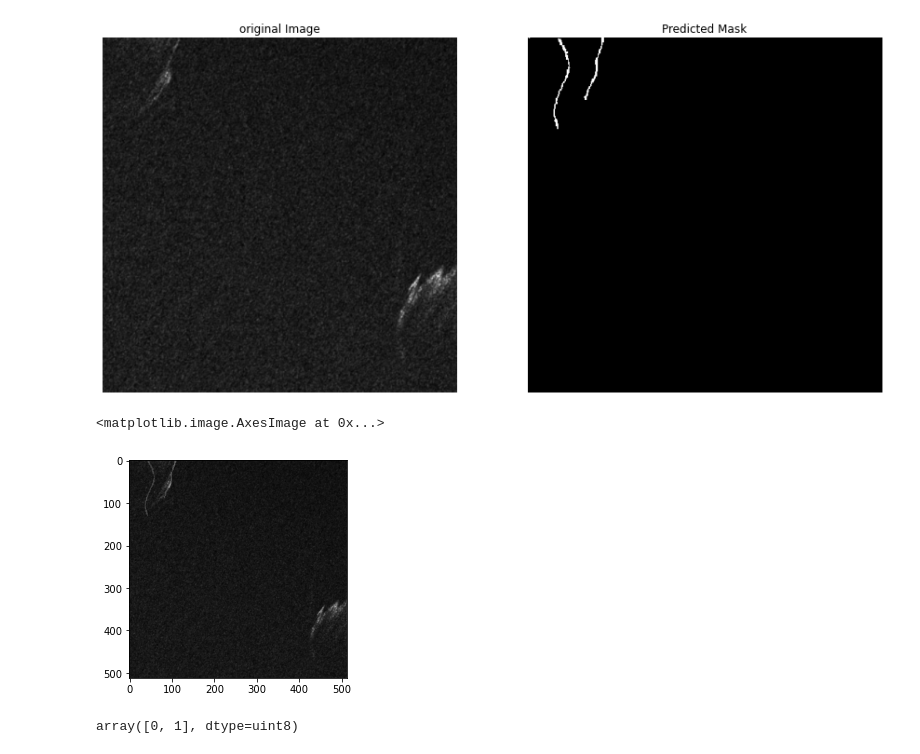
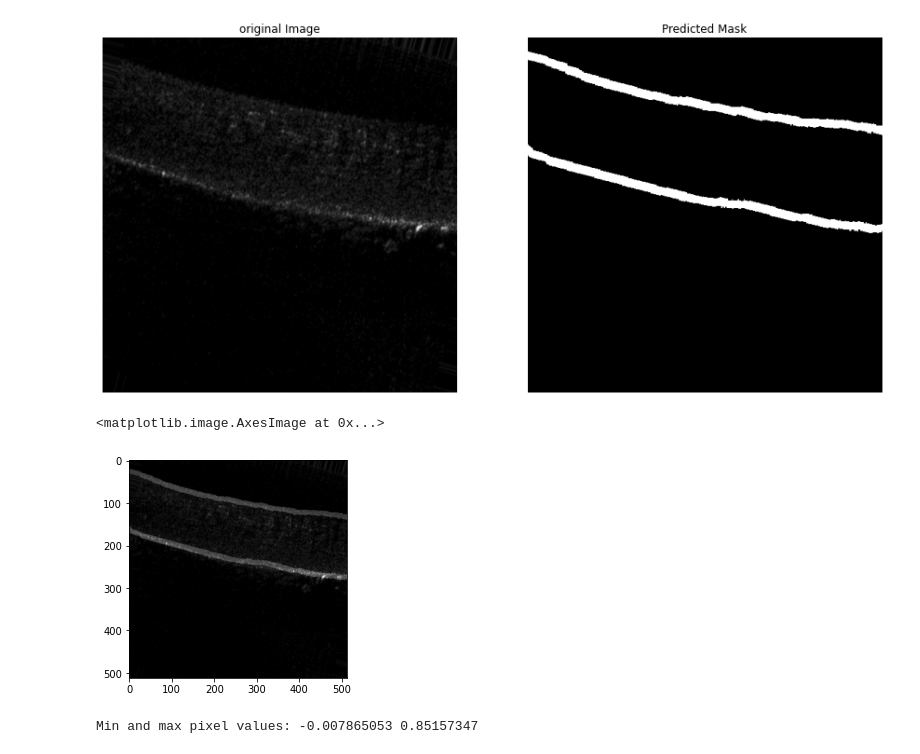
Before and after one commit to unrealxiao/cornea, a Jupyter notebook: cornea_model.ipynb, the cells around one changed output. Cells and saved outputs as stored; diff of their text form; code cells hidden in the pictures.

```diff
--- a/cornea_model.ipynb
+++ b/cornea_model.ipynb
@@ -10,8 +10,8 @@ import random
 from tensorflow.keras import layers
 # %%
 ## input and output
-input_dir = '/Users/mac/Desktop/lab/pupil_1/input_image/'
-target_dir = '/Users/mac/Desktop/lab/pupil_1/output_image/'
+input_dir = 'E:/3Dimage/Intensity/OCT_Pupillary_Test/corneadata/input/'
+target_dir = 'E:/3Dimage/Intensity/OCT_Pupillary_Test/corneadata/output/'
 
 input_img_paths = sorted(
     [
@@ -28,6 +28,6 @@ target_img_paths = sorted(
     ]
 )
 print("Number of samples:", len(input_img_paths))
-for input_path, target_path in zip(input_img_paths[50:60], target_img_paths[50:60]):
+for input_path, target_path in zip(input_img_paths[450:460], target_img_paths[450:460]):
     print(input_path, "|", target_path)
 # %% [output]
@@ -78,44 +88,51 @@ def display(display_list):
 # %%
 #need to make sure that the input pipeline produce the correct input image and its corresponding mask
-i = 0
-batch_size = 4
+i = 550
+batch_size = 10
 img_size = (512, 512)
 seed_num = random.randrange(0, 100)
 batch_input_img_paths = input_img_paths[i : i + batch_size]
 batch_target_img_paths = target_img_paths[i : i + batch_size]
 x = np.zeros((batch_size,) + img_size + (3,), dtype="float32")
 for j, path in enumerate(batch_input_img_paths):
     img = cv2.imread(path)
-    img = (img/np.max(img)*225).astype(np.float32)
     img = resize_and_rescale(img)
     x[j] = img
 y = np.zeros((batch_size,) + img_size + (3,), dtype="uint8")
 for j, path in enumerate(batch_target_img_paths):
     #img = load_img(path, target_size= img_size, color_mode="grayscale")
     img = cv2.imread(path, cv2.IMREAD_UNCHANGED)
     img = np.repeat(np.expand_dims(img,-1),3,-1)
     #img = (img/np.max(img)*225).astype(np.uint8)
-    img = cv2.resize(img, (512, 512))
+    #img = cv2.resize(img, (512, 512))
     img = resize_and_rescale_mask(img)
     y[j] = img
     ## Ground truth labels are 1, 2, 3. Subtract one to make them 0, 1, 2:
     ##y[j] -= 1
 #y = np.expand_dims(y, -1)
 y = y[:, :, :, 0]
-display([x[0], np.repeat(np.expand_dims(y[0],-1),3,-1)])
+m = 5
+display([x[m], np.repeat(np.expand_dims(y[m],-1),3,-1)])
 #display([x[0], y[0]])
 #combine image
 #add_image = cv2.addWeighted(tf.keras.utils.array_to_img(x[1]), 0.6, tf.keras.utils.array_to_img(np.repeat(np.expand_dims(y[1],-1),3,-1)), 0.2, 0)
-plt.imshow(tf.keras.utils.array_to_img(x[0]), cmap = "gray")
-plt.imshow(tf.keras.utils.array_to_img(np.repeat(np.expand_dims(y[0],-1),3,-1)), cmap = "jet", alpha = 0.2)
+plt.imshow(tf.keras.utils.array_to_img(x[m]), cmap = "gray")
+plt.imshow(tf.keras.utils.array_to_img(np.repeat(np.expand_dims(y[m],-1),3,-1)), cmap = "jet", alpha = 0.2)
 ## always test new code before implementing it. Sometimes no errors doesn't mean no errors
 # %% [output]
-[figure, old version]
+[figure, new version]
 <matplotlib.image.AxesImage at 0x...>
-[figure, old version]
+[figure, new version]
-# %%
-mask1 = y[0]
-np.unique(mask1)
-#np.max(mask1)
-# %% [output]
-array([0, 1], dtype=uint8)
+# %%
+#mask1 = y[0]
+#np.unique(mask1)
+#np.max(mask1)
+
+
+img = cv2.imread(batch_input_img_paths[3])
+img = resize_and_rescale(img)
+#[np.max(img[:, :, 0]), np.max(img[:, :, 1]), np.max(img[:, :, 2])]
+[np.max(img[:, :, 0]), np.max(img[:, :, 1]), np.max(img[:, :, 2])]
+print("Min and max pixel values:", img.numpy().min(), img.numpy().max())
+# %% [output]
+Min and max pixel values: -0.007865053 0.85157347
```
Also changed, not shown: parts of 8 cells of this notebook, 5 other files.
